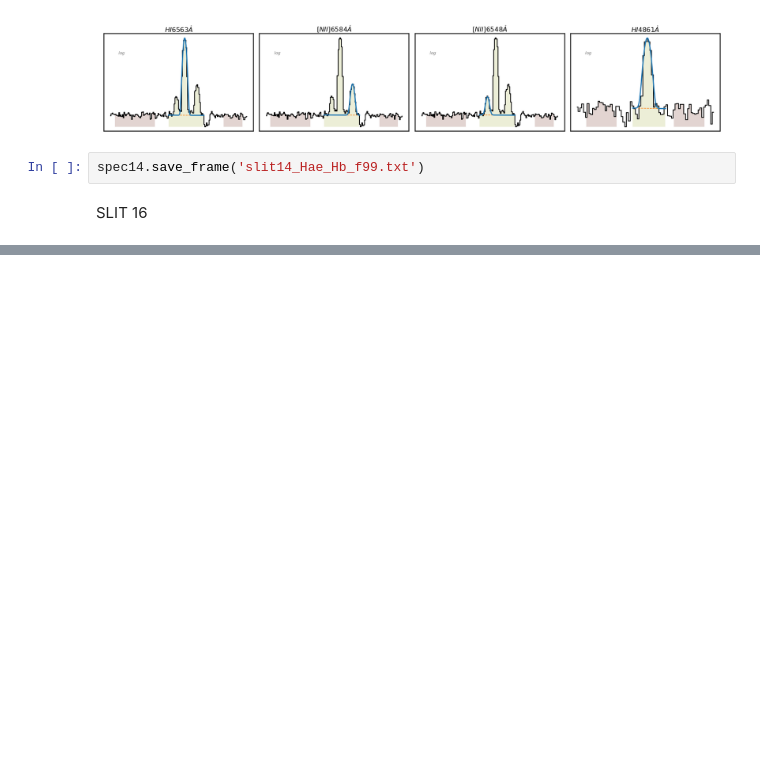
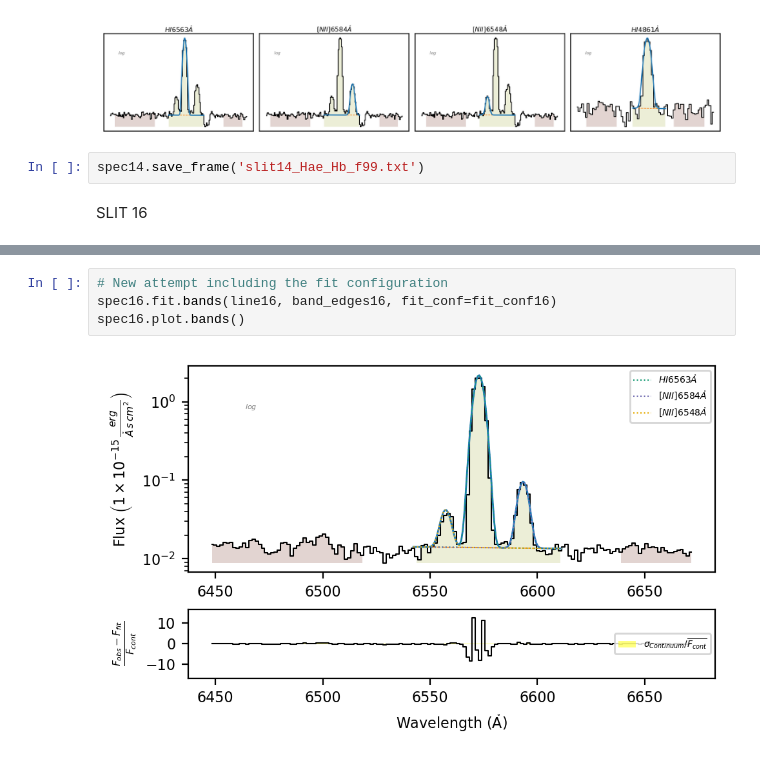
Before and after one commit to blnblnbln/TESIS, a Jupyter notebook: mask2/codes_mask2/flux_HaHb.ipynb, the cells around one changed output, grey strips where cells are left out. Cells and saved outputs as stored; diff of their text form; blank space fills up the shorter version.

```diff
--- a/mask2/codes_mask2/flux_HaHb.ipynb
+++ b/mask2/codes_mask2/flux_HaHb.ipynb
@@ -295,0 +341,6 @@ SLIT 16
+# %%
+# New attempt including the fit configuration
+spec16.fit.bands(line16, band_edges16, fit_conf=fit_conf16)
+spec16.plot.bands()
+# %% [output]
+[figure, added]
```
Also changed, not shown: parts of 71 cells of this notebook.
